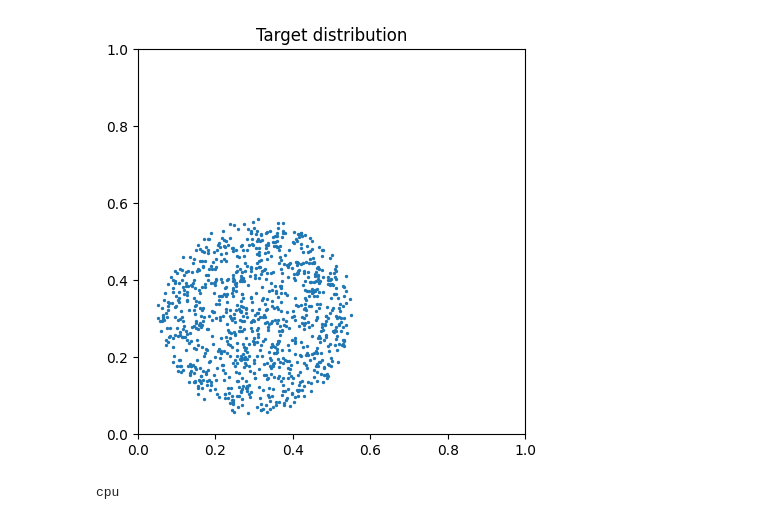
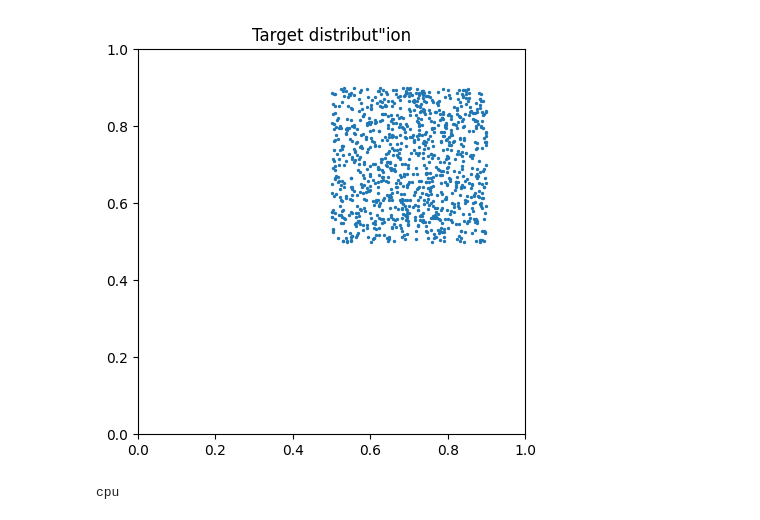
Before and after one commit to red1108/infoQGAN, a Jupyter notebook: 2D_train.ipynb, the cells around one changed output. Drawn from its saved outputs; the diff is of its cells as text; code cells hidden in the pictures.

```diff
--- a/2D_train.ipynb
+++ b/2D_train.ipynb
@@ -23,16 +23,16 @@ from torchvision import datasets, transforms
 from functools import reduce
 # %%
 data_num = 1000
-data_type = "circle2"
+data_type = "biased_box"
 train_in = np.loadtxt(f'data/2D/{data_type}_{data_num}_1.txt') # 바로 점 데이터를 불러옴
 plt.figure(figsize=(5,5))
 plt.scatter(train_in[:,0], train_in[:,1], s=2.0)
-plt.title('Target distribution')
+plt.title('Target distribut"ion')
 plt.xlim((0, 1))
 plt.ylim((0, 1))
 plt.show()
 # %% [output]
-[figure, old version]
+[figure, new version]
 # %%
 # setting torch device
 device = torch.device("cuda:0" if torch.cuda.is_available() else "cpu")
```
Also changed, not shown: parts of 1 cell of this notebook, 9 other files.
